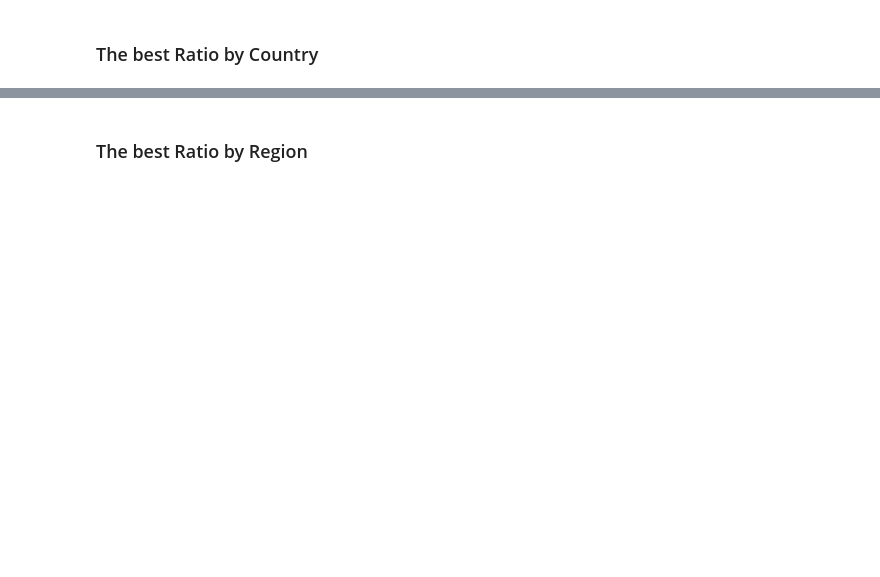
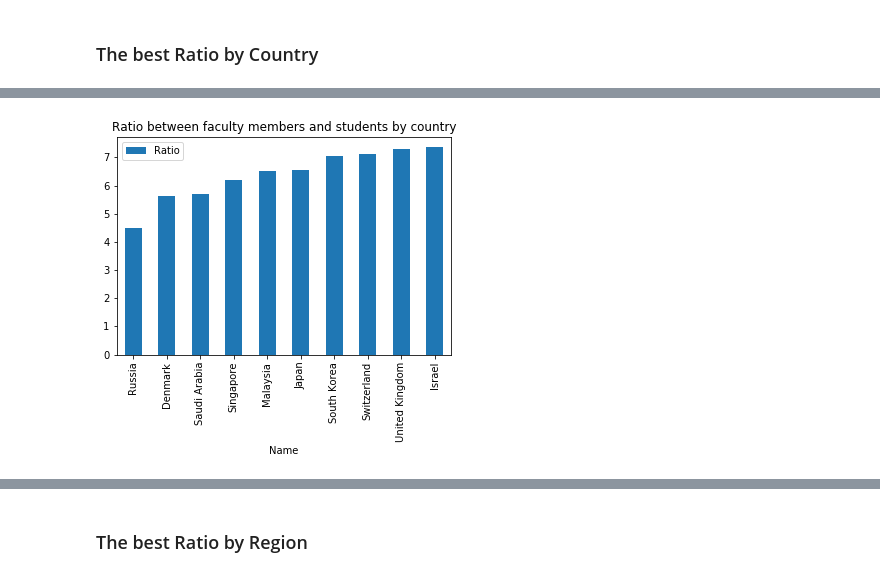
Before and after one commit to Roussaky/ada-EPFL, a Jupyter notebook: Homework2/Homework2.ipynb, the cells around one changed output, grey strips where cells are left out. Saved outputs shown, nothing was run; the diff lists cells and outputs as text; code cells hidden in the pictures; blank space fills up the shorter version.

```diff
--- a/Homework2/Homework2.ipynb
+++ b/Homework2/Homework2.ipynb
@@ -174,2 +199,9 @@ Name = India, Ratio = 0.01713859910581222
 Best ratio of international student:
 Name = Australia, Ratio = 0.3521891163400597
+# %%
+FacByStudRatioCountry.nsmallest(10,"Ratio").plot(kind='bar')
+plt.title('Ratio between faculty members and students by country')
+plt.legend(['Ratio'])
+plt.show()
+# %% [output]
+[figure, added]
```
Also changed, not shown: parts of 18 cells of this notebook.
